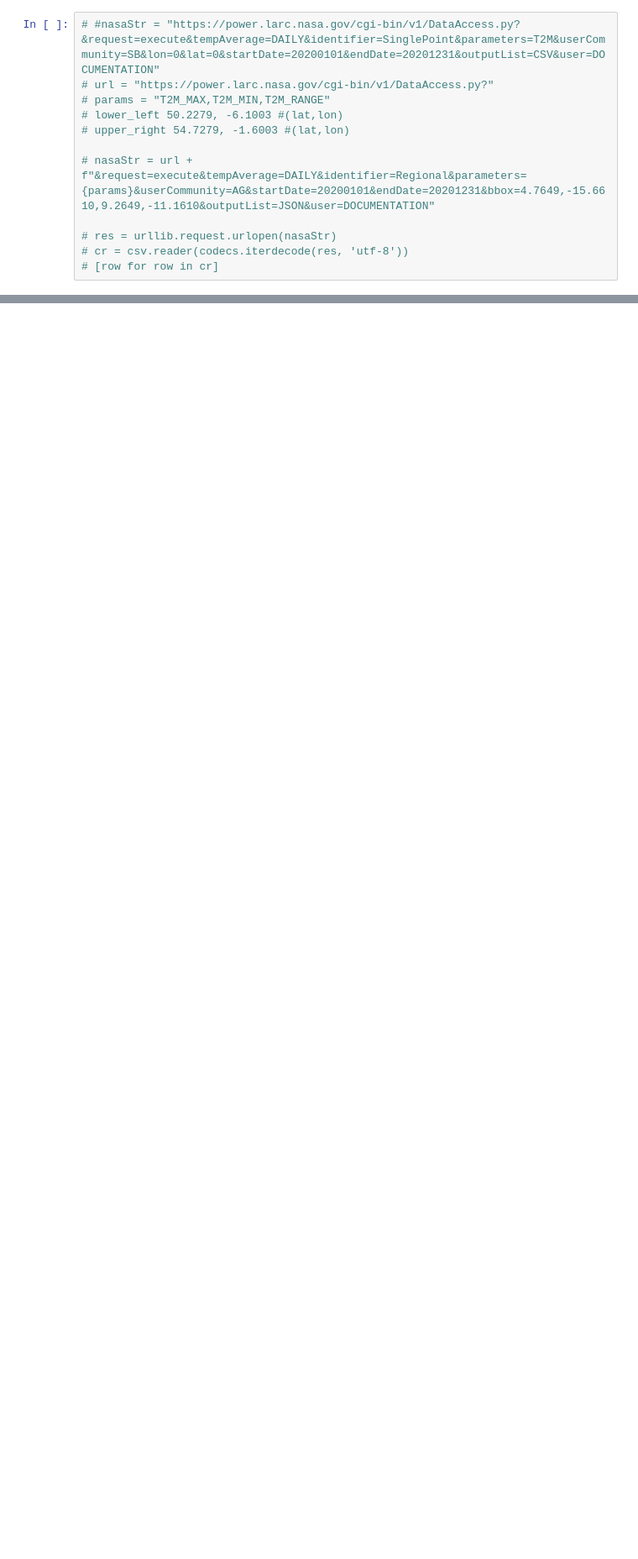
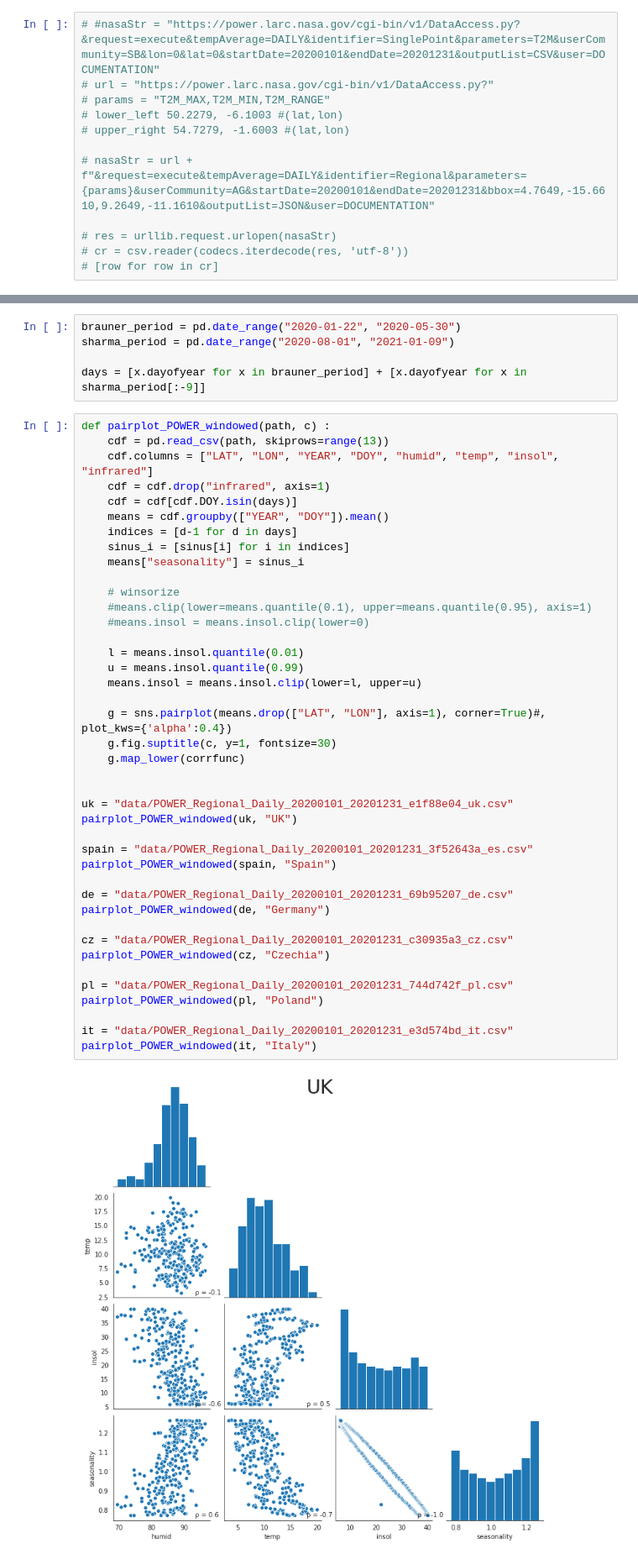
Before and after one commit to g-leech/season-corrs, a Jupyter notebook: seasonality_components_corr.ipynb, the cells around one changed output, grey strips where cells are left out. Shown at 84% size. Saved outputs shown, nothing was run; the diff lists cells and outputs as text; blank space fills up the shorter version.

```diff
--- a/seasonality_components_corr.ipynb
+++ b/seasonality_components_corr.ipynb
@@ -99,0 +121,48 @@ pairplot_POWER(it, "Italy")
+# %%
+brauner_period = pd.date_range("2020-01-22", "2020-05-30")
+sharma_period = pd.date_range("2020-08-01", "2021-01-09")
+
+days = [x.dayofyear for x in brauner_period] + [x.dayofyear for x in sharma_period[:-9]]
+# %%
+def pairplot_POWER_windowed(path, c) :
+    cdf = pd.read_csv(path, skiprows=range(13))
+    cdf.columns = ["LAT", "LON", "YEAR", "DOY", "humid", "temp", "insol", "infrared"]
+    cdf = cdf.drop("infrared", axis=1)
+    cdf = cdf[cdf.DOY.isin(days)]
+    means = cdf.groupby(["YEAR", "DOY"]).mean()
+    indices = [d-1 for d in days]
+    sinus_i = [sinus[i] for i in indices]
+    means["seasonality"] = sinus_i
+
+    # winsorize
+    #means.clip(lower=means.quantile(0.1), upper=means.quantile(0.95), axis=1)
+    #means.insol = means.insol.clip(lower=0)
+
+    l = means.insol.quantile(0.01)
+    u = means.insol.quantile(0.99)
+    means.insol = means.insol.clip(lower=l, upper=u)
+
+    g = sns.pairplot(means.drop(["LAT", "LON"], axis=1), corner=True)#, plot_kws={'alpha':0.4})
+    g.fig.suptitle(c, y=1, fontsize=30)
+    g.map_lower(corrfunc)
+
+
+uk = "data/POWER_Regional_Daily_20200101_20201231_e1f88e04_uk.csv"
+pairplot_POWER_windowed(uk, "UK")
+
+spain = "data/POWER_Regional_Daily_20200101_20201231_3f52643a_es.csv"
+pairplot_POWER_windowed(spain, "Spain")
+
+de = "data/POWER_Regional_Daily_20200101_20201231_69b95207_de.csv"
+pairplot_POWER_windowed(de, "Germany")
+
+cz = "data/POWER_Regional_Daily_20200101_20201231_c30935a3_cz.csv"
+pairplot_POWER_windowed(cz, "Czechia")
+
+pl = "data/POWER_Regional_Daily_20200101_20201231_744d742f_pl.csv"
+pairplot_POWER_windowed(pl, "Poland")
+
+it = "data/POWER_Regional_Daily_20200101_20201231_e3d574bd_it.csv"
+pairplot_POWER_windowed(it, "Italy")
+# %% [output]
+[figure, added]
```
Also changed, not shown: parts of 8 cells of this notebook.
